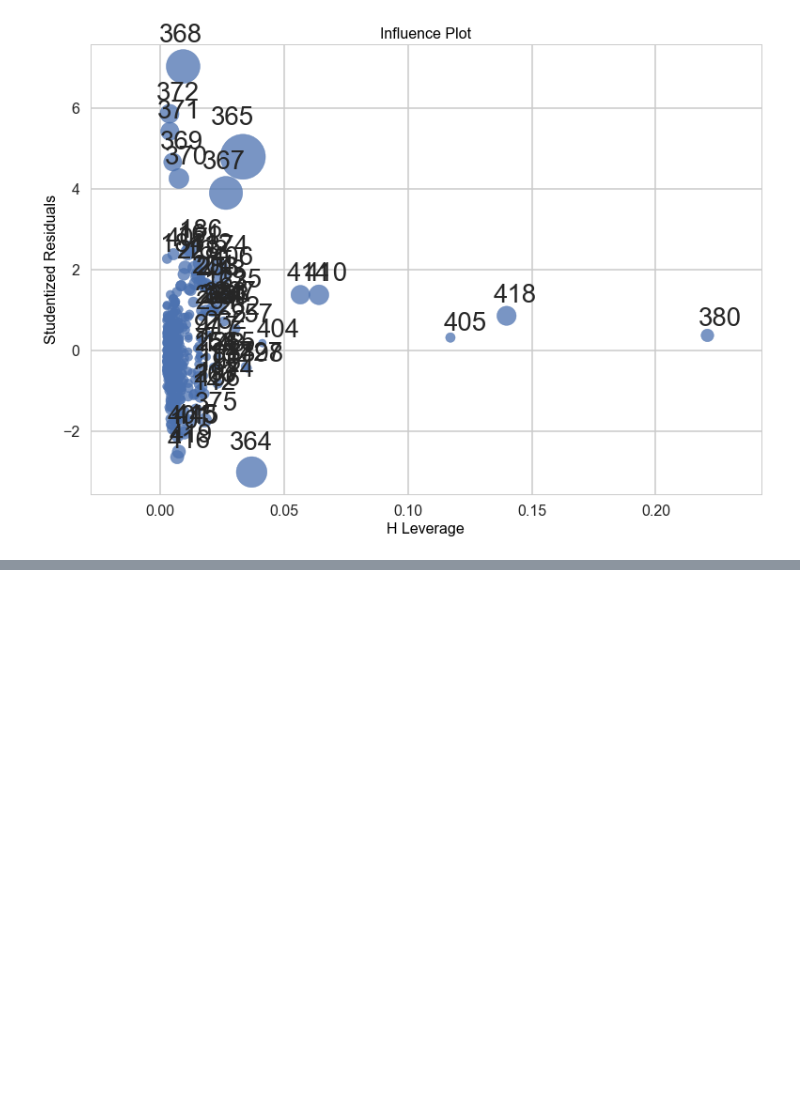
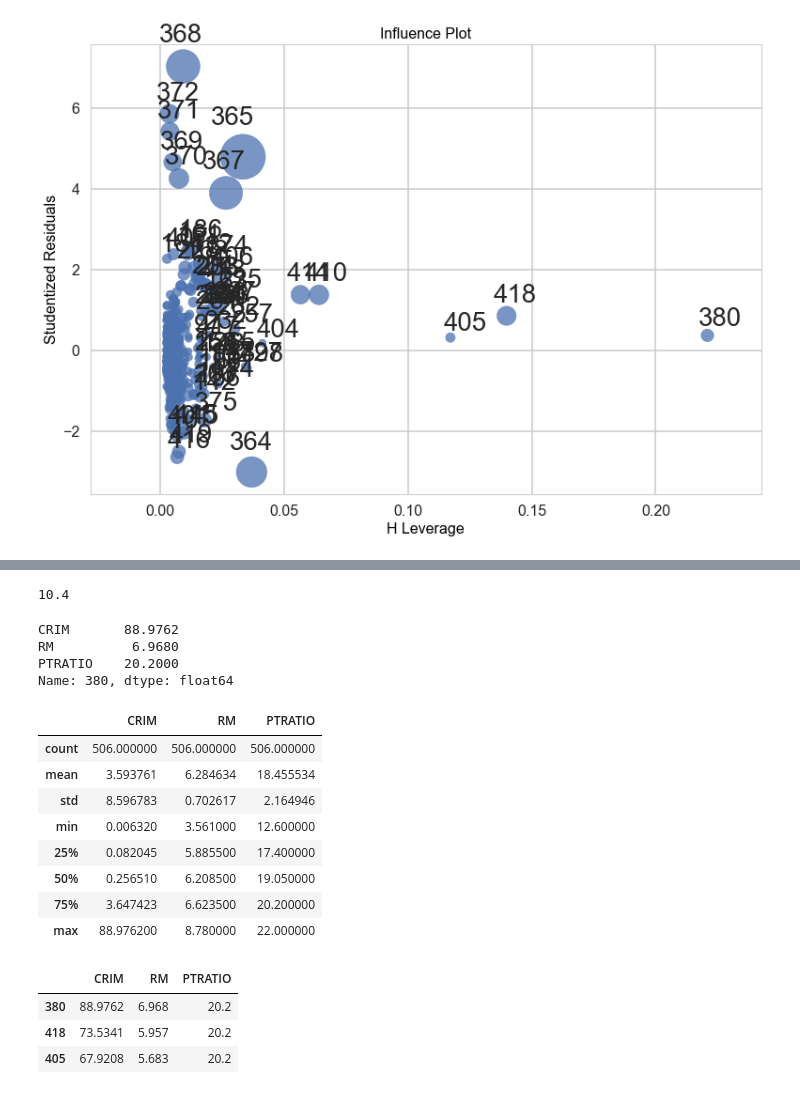
Before and after one commit to jywu86/Springboard, a Jupyter notebook: linear_regression/Mini_Project_Linear_Regression.ipynb, the cells around one changed output, grey strips where cells are left out. Cells and saved outputs as stored; diff of their text form; code cells hidden in the pictures; blank space fills up the shorter version.

```diff
--- a/linear_regression/Mini_Project_Linear_Regression.ipynb
+++ b/linear_regression/Mini_Project_Linear_Regression.ipynb
@@ -1024,0 +1022,11 @@ TypeError: 'RegressionResultsWrapper' object does not support indexing
+# %%
+y.iloc[380]
+# %% [output]
+10.4
+# %%
+X.iloc[380]
+# %% [output]
+CRIM       88.9762
+RM          6.9680
+PTRATIO    20.2000
+Name: 380, dtype: float64
@@ -1024,0 +1037,19 @@ TypeError: 'RegressionResultsWrapper' object does not support indexing
+# %%
+X.describe()
+# %% [output]
+|  | CRIM | RM | PTRATIO |
+| count | 506.000000 | 506.000000 | 506.000000 |
+| mean | 3.593761 | 6.284634 | 18.455534 |
+| std | 8.596783 | 0.702617 | 2.164946 |
+| min | 0.006320 | 3.561000 | 12.600000 |
+| 25% | 0.082045 | 5.885500 | 17.400000 |
+| 50% | 0.256510 | 6.208500 | 19.050000 |
+| 75% | 3.647423 | 6.623500 | 20.200000 |
+| max | 88.976200 | 8.780000 | 22.000000 |
+# %%
+outlier_features
+# %% [output]
+|  | CRIM | RM | PTRATIO |
+| 380 | 88.9762 | 6.968 | 20.2 |
+| 418 | 73.5341 | 5.957 | 20.2 |
+| 405 | 67.9208 | 5.683 | 20.2 |
```
Also changed, not shown: parts of 12 cells of this notebook.
